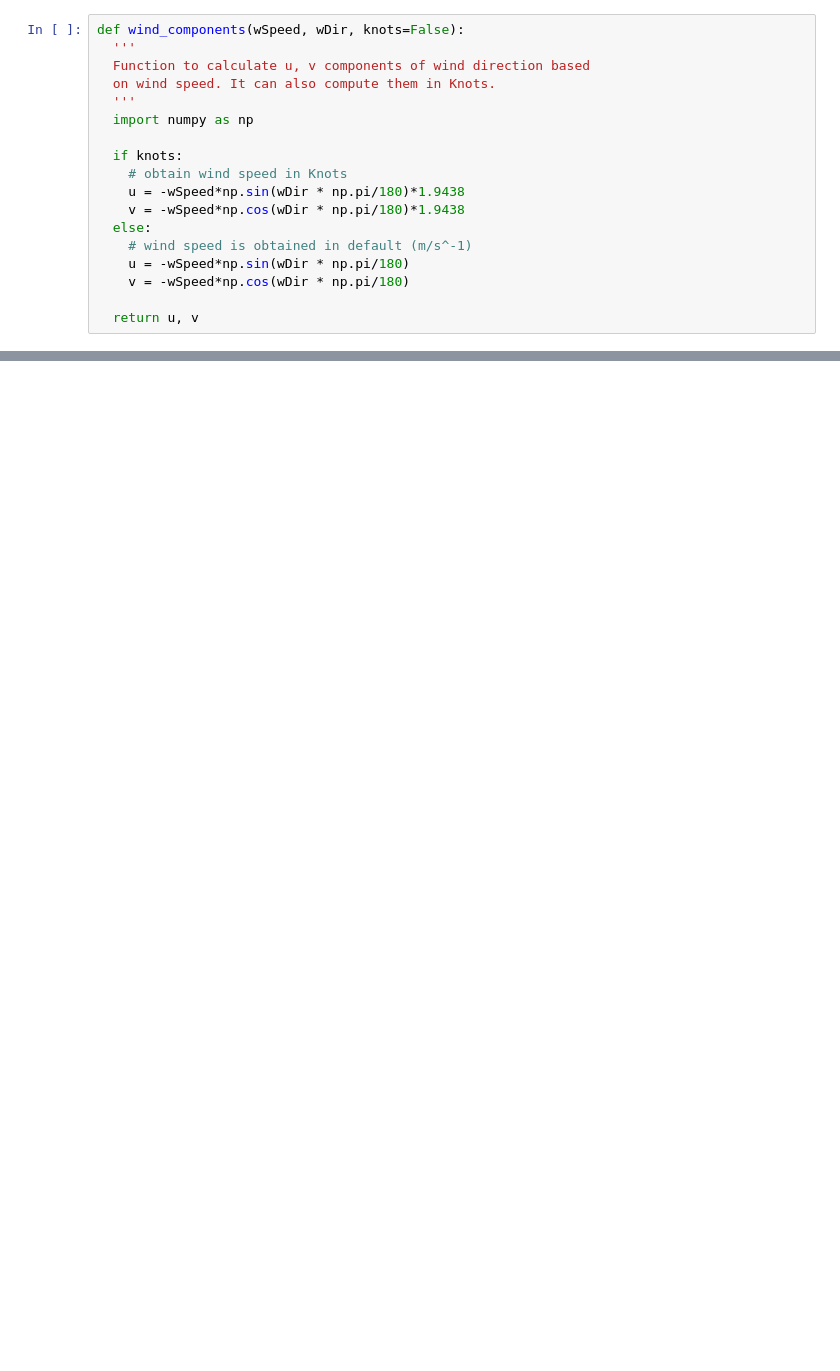
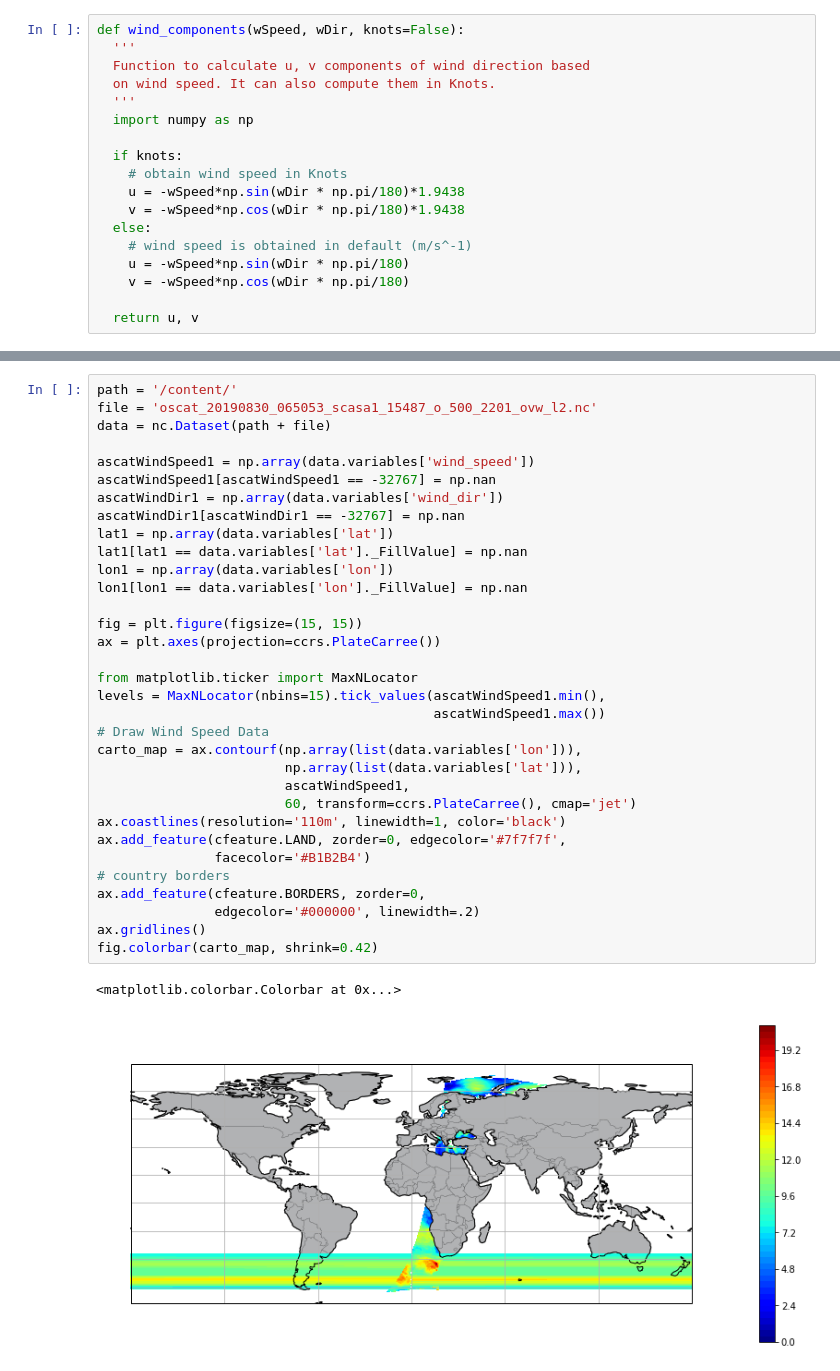
Before and after one commit to Seyed-Ali-Ahmadi/Python-for-Remote-Sensing, a Jupyter notebook: OSCAT.ipynb, the cells around one changed output, grey strips where cells are left out. Drawn from its saved outputs; the diff is of its cells as text; blank space fills up the shorter version.

```diff
--- a/OSCAT.ipynb
+++ b/OSCAT.ipynb
@@ -76,0 +87,36 @@ ax.gridlines()
+# %%
+path = '/content/'
+file = 'oscat_20190830_065053_scasa1_15487_o_500_2201_ovw_l2.nc'
+data = nc.Dataset(path + file)
+
+ascatWindSpeed1 = np.array(data.variables['wind_speed'])
+ascatWindSpeed1[ascatWindSpeed1 == -32767] = np.nan
+ascatWindDir1 = np.array(data.variables['wind_dir'])
+ascatWindDir1[ascatWindDir1 == -32767] = np.nan
+lat1 = np.array(data.variables['lat'])
+lat1[lat1 == data.variables['lat']._FillValue] = np.nan
+lon1 = np.array(data.variables['lon'])
+lon1[lon1 == data.variables['lon']._FillValue] = np.nan
+
+fig = plt.figure(figsize=(15, 15))
+ax = plt.axes(projection=ccrs.PlateCarree())
+
+from matplotlib.ticker import MaxNLocator
+levels = MaxNLocator(nbins=15).tick_values(ascatWindSpeed1.min(),
+                                           ascatWindSpeed1.max())
+# Draw Wind Speed Data
+carto_map = ax.contourf(np.array(list(data.variables['lon'])),
+                        np.array(list(data.variables['lat'])),
+                        ascatWindSpeed1,
+                        60, transform=ccrs.PlateCarree(), cmap='jet')
+ax.coastlines(resolution='110m', linewidth=1, color='black')
+ax.add_feature(cfeature.LAND, zorder=0, edgecolor='#7f7f7f',
+               facecolor='#B1B2B4')
+# country borders
+ax.add_feature(cfeature.BORDERS, zorder=0,
+               edgecolor='#000000', linewidth=.2)
+ax.gridlines()
+fig.colorbar(carto_map, shrink=0.42)
+# %% [output]
+<matplotlib.colorbar.Colorbar at 0x...>
+[figure, added]
```
Also changed, not shown: parts of 5 cells of this notebook.
